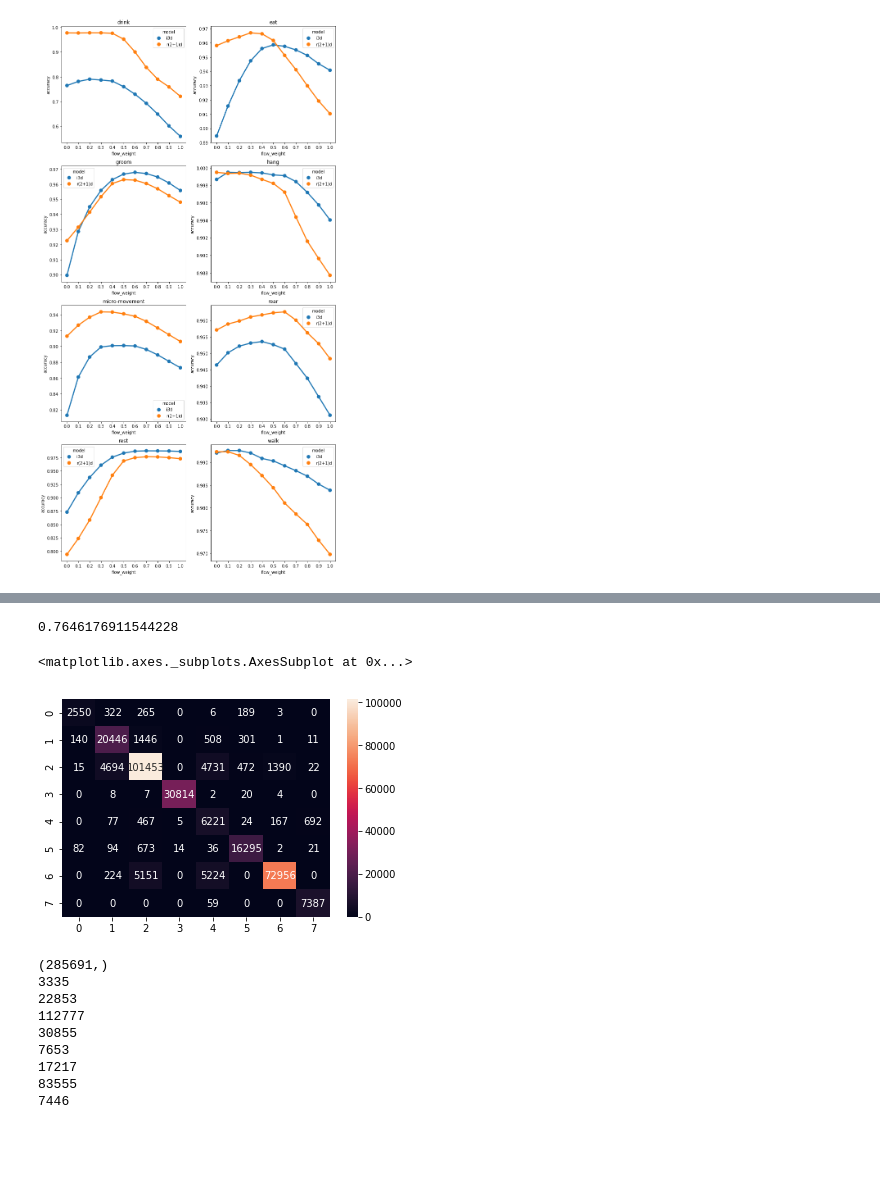
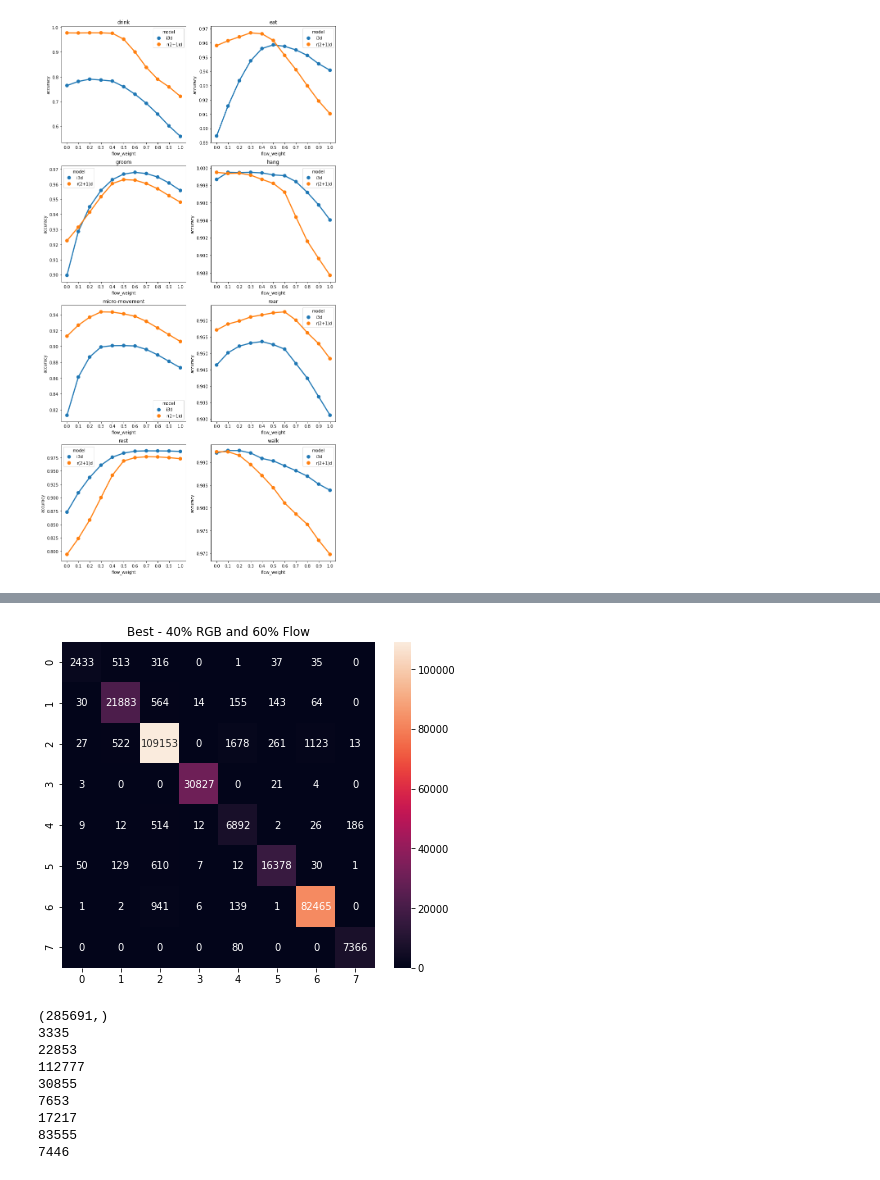
Before and after one commit to giangnn-bkace/result-analysis, a Jupyter notebook: analysis.ipynb, the cells around one changed output, grey strips where cells are left out. Cells and saved outputs as stored; diff of their text form; code cells hidden in the pictures; blank space fills up the shorter version.

```diff
--- a/analysis.ipynb
+++ b/analysis.ipynb
@@ -132,12 +167,13 @@ plt.show()
 # %%
 from sklearn.metrics import confusion_matrix
-cfm = confusion_matrix(labels, sm[0].argmax(axis=1))
-print(cfm[0][0]/cfm[0].sum())
-sns.heatmap(cfm, annot=True, fmt='d')
+cfm = confusion_matrix(r21d_labels, r21d_sm[0].argmax(axis=1))
+fig,ax=plt.subplots(1,1,figsize=(7,6))
+sns.heatmap(cfm, annot=True, fmt='d',ax=ax)
+ax.set_title('Best - 40% RGB and 60% Flow')
+fig.savefig('r21d_best.pdf', bbox_inches='tight')
+plt.show()
 # %% [output]
-0.7646176911544228
-<matplotlib.axes._subplots.AxesSubplot at 0x...>
-[figure, old version]
+[figure, new version]
 # %%
 print(labels.shape)
 sum = 0
```
Also changed, not shown: parts of 5 cells of this notebook, 6 other files.
